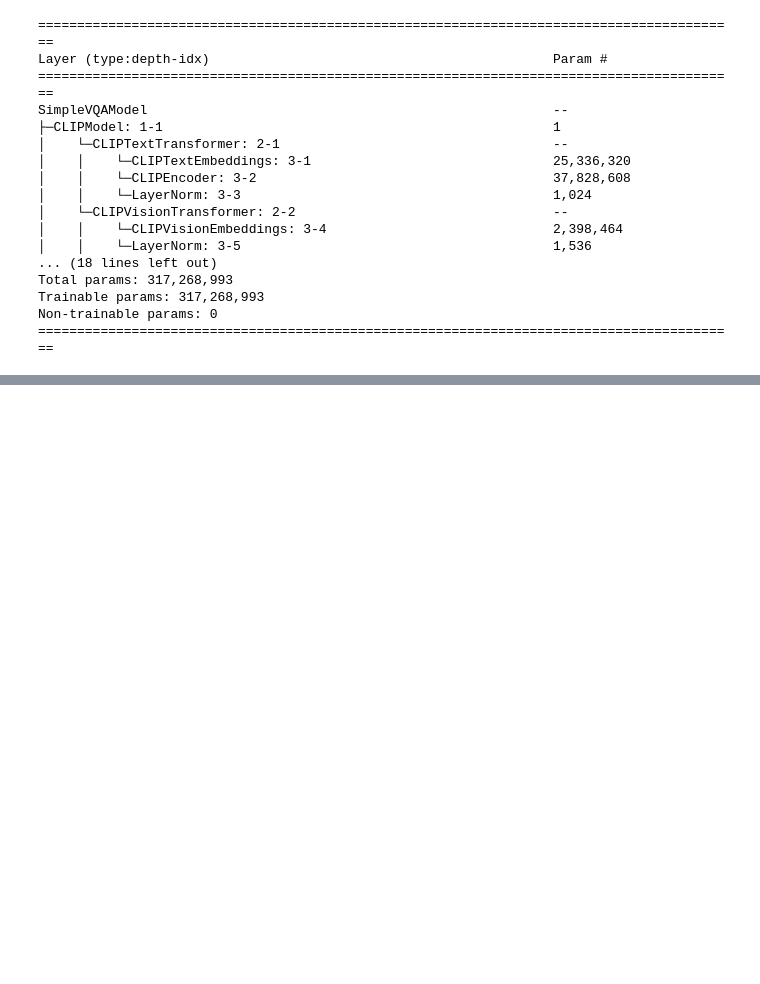
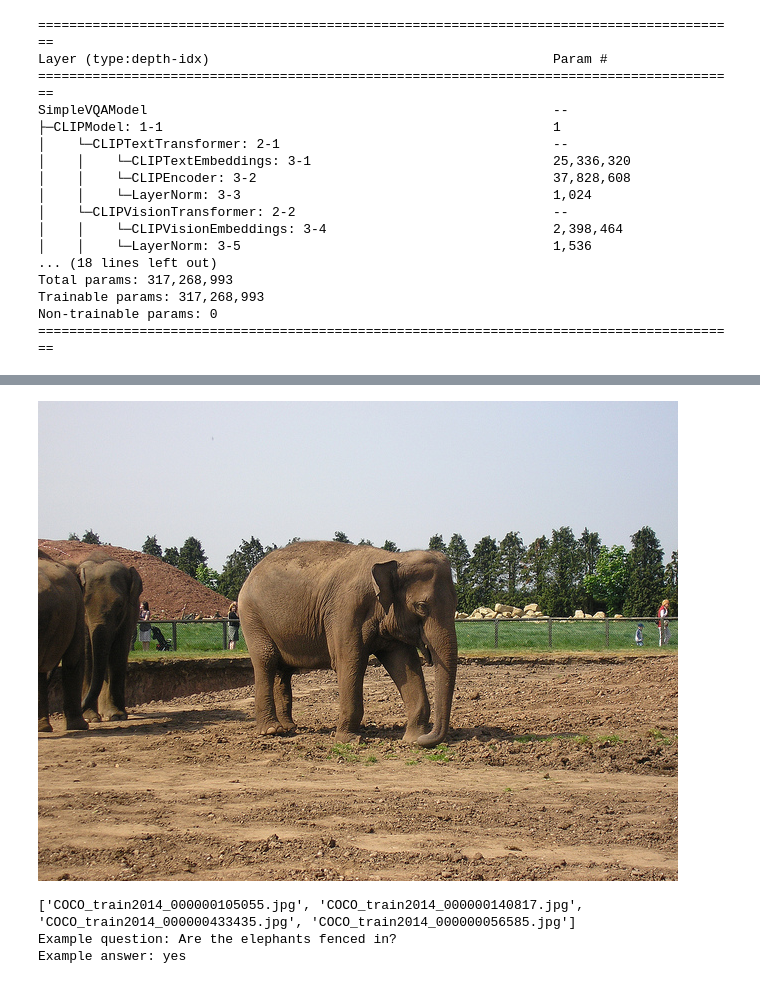
Before and after one commit to SoutrikDas/GeoVQA, a Jupyter notebook: BACKBONE/VQA.ipynb, the cells around one changed output, grey strips where cells are left out. Saved outputs shown, nothing was run; the diff lists cells and outputs as text; code cells hidden in the pictures; blank space fills up the shorter version.

```diff
--- a/BACKBONE/VQA.ipynb
+++ b/BACKBONE/VQA.ipynb
@@ -162 +291,13 @@ Non-trainable params: 0
+# %%
+Image.open(image_folder + "/" + batch["image_name"][2])   # put batch index here
+# %% [output]
+[figure, added]
+# %%
+print(batch["image_name"])
+print("Example question:", batch["question_text"][2])
+print("Example answer:", batch["answer_text"][2])
+# %% [output]
+['COCO_train2014_000000105055.jpg', 'COCO_train2014_000000140817.jpg', 'COCO_train2014_000000433435.jpg', 'COCO_train2014_000000056585.jpg']
+Example question: Are the elephants fenced in?
+Example answer: yes
 # %%
```
Also changed, not shown: parts of 5 cells of this notebook.
